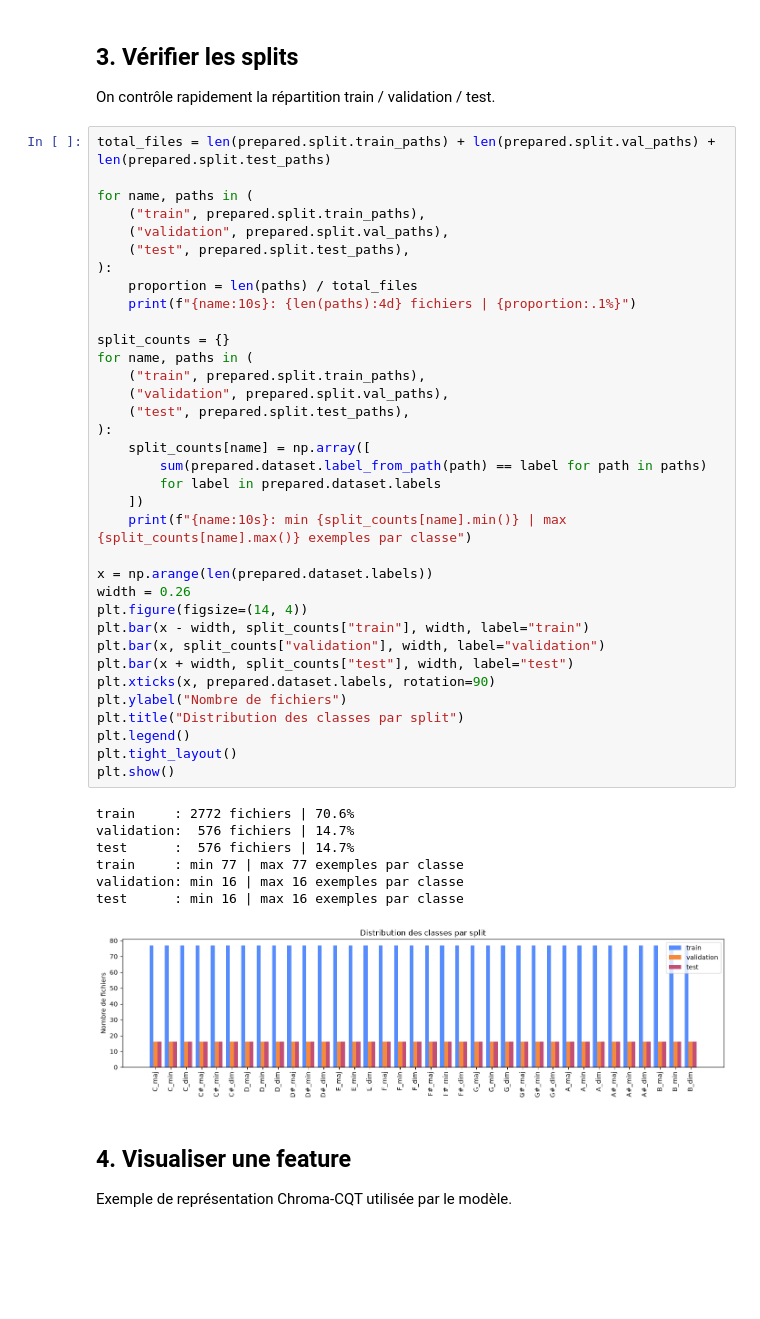
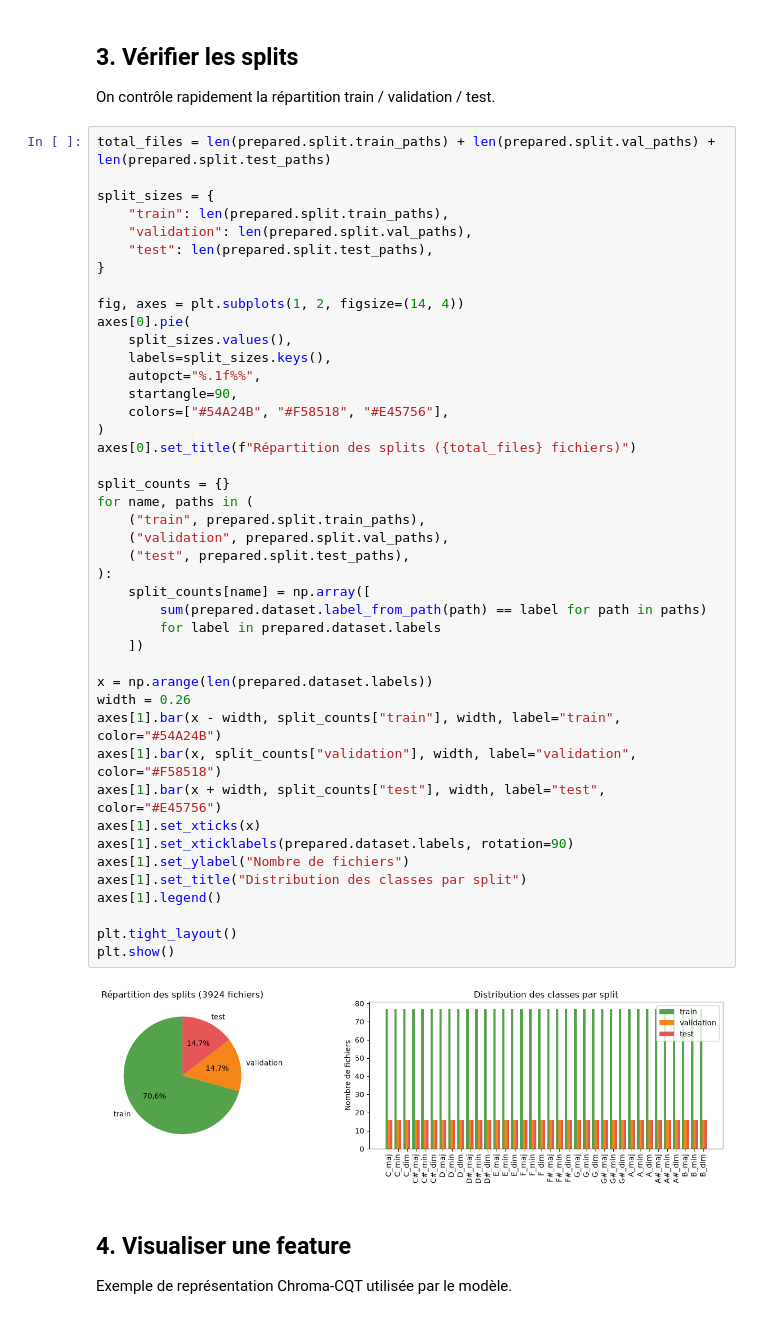
Before and after one commit to dev-gasy/musica, a Jupyter notebook: musica.ipynb, the cells around one changed output. Saved outputs shown, nothing was run; the diff lists cells and outputs as text; blank space fills up the shorter version.

```diff
--- a/musica.ipynb
+++ b/musica.ipynb
@@ -61,46 +108,48 @@ On contrôle rapidement la répartition train / validation / test.
 # %%
 total_files = len(prepared.split.train_paths) + len(prepared.split.val_paths) + len(prepared.split.test_paths)
 
-for name, paths in (
-    ("train", prepared.split.train_paths),
-    ("validation", prepared.split.val_paths),
-    ("test", prepared.split.test_paths),
-):
-    proportion = len(paths) / total_files
-    print(f"{name:10s}: {len(paths):4d} fichiers | {proportion:.1%}")
+split_sizes = {
+    "train": len(prepared.split.train_paths),
+    "validation": len(prepared.split.val_paths),
+    "test": len(prepared.split.test_paths),
+}
+
+fig, axes = plt.subplots(1, 2, figsize=(14, 4))
+axes[0].pie(
+    split_sizes.values(),
+    labels=split_sizes.keys(),
+    autopct="%.1f%%",
+    startangle=90,
+    colors=["#54A24B", "#F58518", "#E45756"],
+)
+axes[0].set_title(f"Répartition des splits ({total_files} fichiers)")
 
 split_counts = {}
 for name, paths in (
     ("train", prepared.split.train_paths),
     ("validation", prepared.split.val_paths),
     ("test", prepared.split.test_paths),
 ):
     split_counts[name] = np.array([
         sum(prepared.dataset.label_from_path(path) == label for path in paths)
         for label in prepared.dataset.labels
     ])
-    print(f"{name:10s}: min {split_counts[name].min()} | max {split_counts[name].max()} exemples par classe")
 
 x = np.arange(len(prepared.dataset.labels))
 width = 0.26
-plt.figure(figsize=(14, 4))
-plt.bar(x - width, split_counts["train"], width, label="train")
-plt.bar(x, split_counts["validation"], width, label="validation")
-plt.bar(x + width, split_counts["test"], width, label="test")
-plt.xticks(x, prepared.dataset.labels, rotation=90)
-plt.ylabel("Nombre de fichiers")
-plt.title("Distribution des classes par split")
-plt.legend()
+axes[1].bar(x - width, split_counts["train"], width, label="train", color="#54A24B")
+axes[1].bar(x, split_counts["validation"], width, label="validation", color="#F58518")
+axes[1].bar(x + width, split_counts["test"], width, label="test", color="#E45756")
+axes[1].set_xticks(x)
+axes[1].set_xticklabels(prepared.dataset.labels, rotation=90)
+axes[1].set_ylabel("Nombre de fichiers")
+axes[1].set_title("Distribution des classes par split")
+axes[1].legend()
+
 plt.tight_layout()
 plt.show()
 # %% [output]
-train     : 2772 fichiers | 70.6%
-validation:  576 fichiers | 14.7%
-test      :  576 fichiers | 14.7%
-train     : min 77 | max 77 exemples par classe
-validation: min 16 | max 16 exemples par classe
-test      : min 16 | max 16 exemples par classe
-[figure, old version]
+[figure, new version]
 # %% [markdown]
 ## 4. Visualiser une feature
 
```
Also changed, not shown: parts of 6 cells of this notebook, 4 other files.
